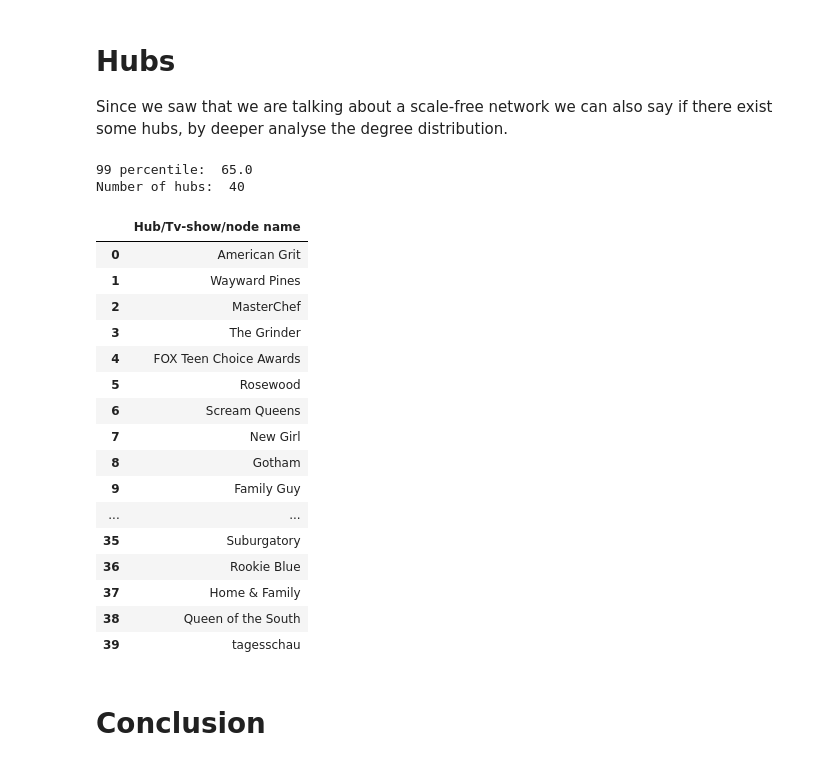
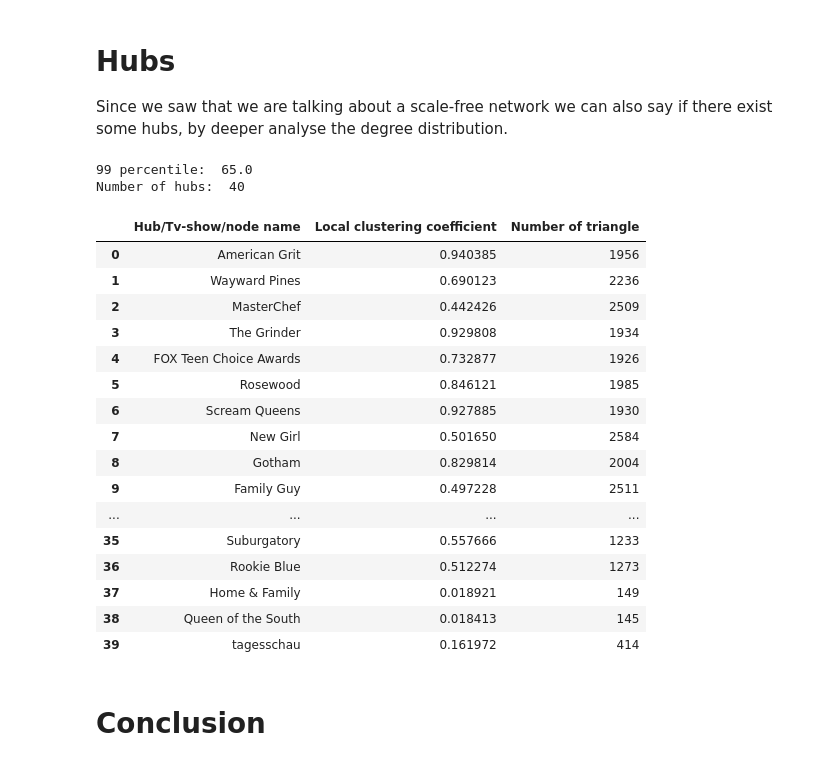
Before and after one commit to tommasopessina/TV-Show-Network-Analysis, a Jupyter notebook: Project.ipynb, the cells around one changed output. Cells and saved outputs as stored; diff of their text form; code cells hidden in the pictures.

Commit message:
Add cluster coefficient and transitivity

```diff
--- a/Project.ipynb
+++ b/Project.ipynb
@@ -80,0 +134,19 @@ max_element = 15
+# %%
+triangle = nx.triangles(graph)
+triangles = sorted(triangle.items(), key=lambda x: x[1], reverse=True)
+
+t = []
+name = []
+dft = pd.DataFrame()
+
+count=0
+for i in triangles:
+    if count==max_element:
+        break
+    count=count+1
+    name.append(i[0])
+    t.append(i[1])
+
+dft["TV-show name"] = name
+dft["Number of Triangle"] = t
+dft.style
@@ -151,7 +240,7 @@ It assumes that important nodes connect other nodes
 bet_centrality = nx.betweenness_centrality(graph, normalized = True,
                                               endpoints = False)
 
-sort_orders = sorted(close_centrality.items(), key=lambda x: x[1], reverse=True)
+sort_orders = sorted(bet_centrality.items(), key=lambda x: x[1], reverse=True)
 
 between_centr = []
 
@@ -160,6 +249,6 @@ for i in sort_orders:
     if count==max_element:
         break
     count=count+1
-    print(i[0], i[1])
+    print(i[0], i[1], "-> Clustering:",clustering[i[0]],", Triangles:",triangle[i[0]])
     between_centr.append(i[0])
 # %% [output]
@@ -184,7 +273,7 @@ Page Rank Algorithm was developed by Google founders to measure the importance o
 # %%
 pr = nx.pagerank(graph, alpha = 0.8)
 
-sort_orders = sorted(close_centrality.items(), key=lambda x: x[1], reverse=True)
+sort_orders = sorted(pr.items(), key=lambda x: x[1], reverse=True)
 
 page_rank = []
 
@@ -193,6 +282,6 @@ for i in sort_orders:
     if count==max_element:
         break
     count=count+1
-    print(i[0], i[1])
+    print(i[0], i[1], "-> Clustering:",clustering[i[0]],", Triangles:",triangle[i[0]])
     page_rank.append(i[0])
 # %% [output]
@@ -345,35 +436,44 @@ Since we saw that we are talking about a scale-free network we can also say if t
 # %%
 percentile_99 = np.percentile(graph_degree,99)
 print("99 percentile: ", percentile_99)
 
 hub_nodi = [k for k,v in dict(graph.degree()).items() if v>= percentile_99]
 
 print("Number of hubs: ",len(hub_nodi))
-#print(list(hub_nodi))
+
+c = []
+t = []
+for i in hub_nodi:
+    if i in clustering.keys():
+        c.append(clustering[i])
+    if i in triangle.keys():
+        t.append(triangle[i])
 
 dfh = pd.DataFrame()
 dfh["Hub/Tv-show/node name"] = hub_nodi
+dfh["Local clustering coefficient"] = c
+dfh["Number of triangle"] = t
 dfh.style
 # %% [output]
 99 percentile:  65.0
 Number of hubs:  40
-|  | Hub/Tv-show/node name |
-| 0 | American Grit |
-| 1 | Wayward Pines |
-| 2 | MasterChef |
-| 3 | The Grinder |
-| 4 | FOX Teen Choice Awards |
-| 5 | Rosewood |
-| 6 | Scream Queens |
-| 7 | New Girl |
-| 8 | Gotham |
-| 9 | Family Guy |
-| ... | ... |
-| 35 | Suburgatory |
-| 36 | Rookie Blue |
-| 37 | Home & Family |
-| 38 | Queen of the South |
-| 39 | tagesschau |
+|  | Hub/Tv-show/node name | Local clustering coefficient | Number of triangle |
+| 0 | American Grit | 0.940385 | 1956 |
+| 1 | Wayward Pines | 0.690123 | 2236 |
+| 2 | MasterChef | 0.442426 | 2509 |
+| 3 | The Grinder | 0.929808 | 1934 |
+| 4 | FOX Teen Choice Awards | 0.732877 | 1926 |
+| 5 | Rosewood | 0.846121 | 1985 |
+| 6 | Scream Queens | 0.927885 | 1930 |
+| 7 | New Girl | 0.501650 | 2584 |
+| 8 | Gotham | 0.829814 | 2004 |
+| 9 | Family Guy | 0.497228 | 2511 |
+| ... | ... | ... | ... |
+| 35 | Suburgatory | 0.557666 | 1233 |
+| 36 | Rookie Blue | 0.512274 | 1273 |
+| 37 | Home & Family | 0.018921 | 149 |
+| 38 | Queen of the South | 0.018413 | 145 |
+| 39 | tagesschau | 0.161972 | 414 |
 # %% [markdown]
 # Conclusion
 # %% [markdown]
```
Also changed, not shown: parts of 13 cells of this notebook.
